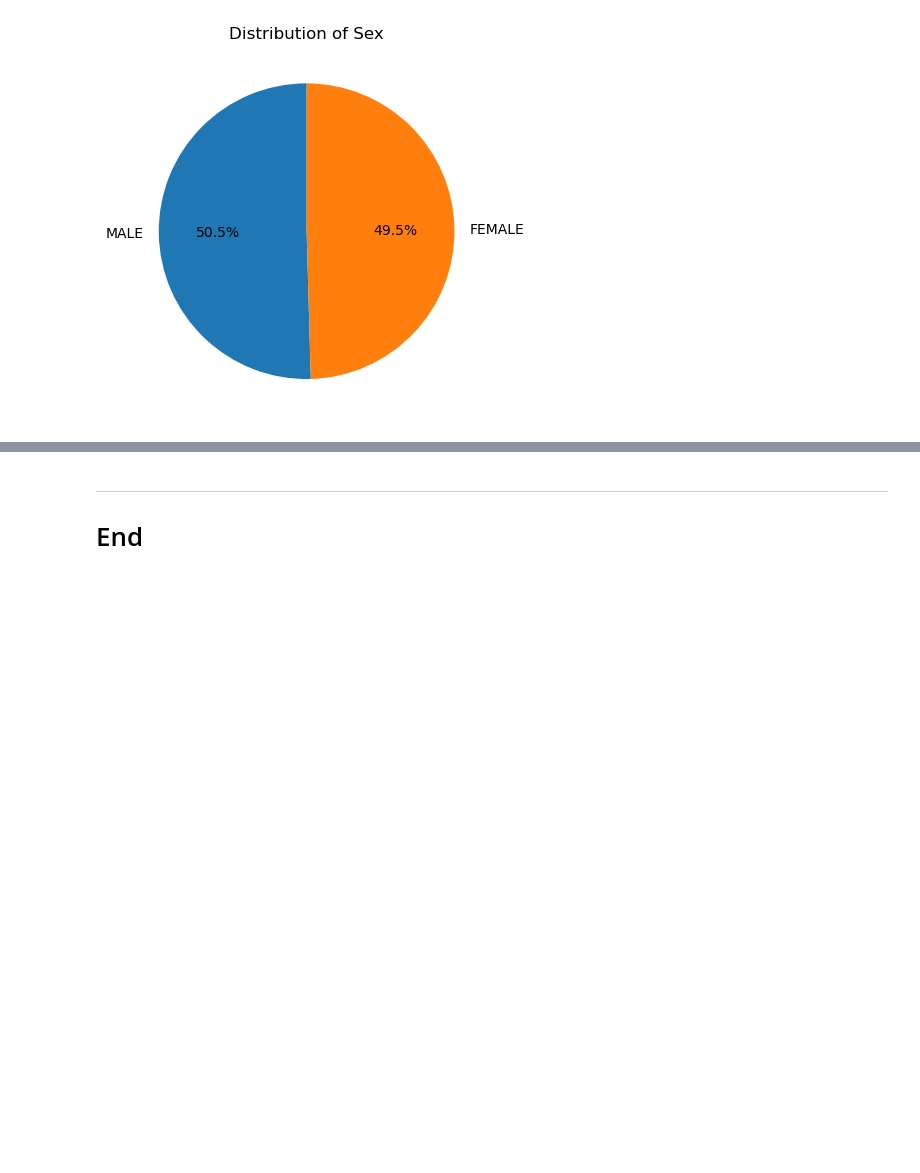
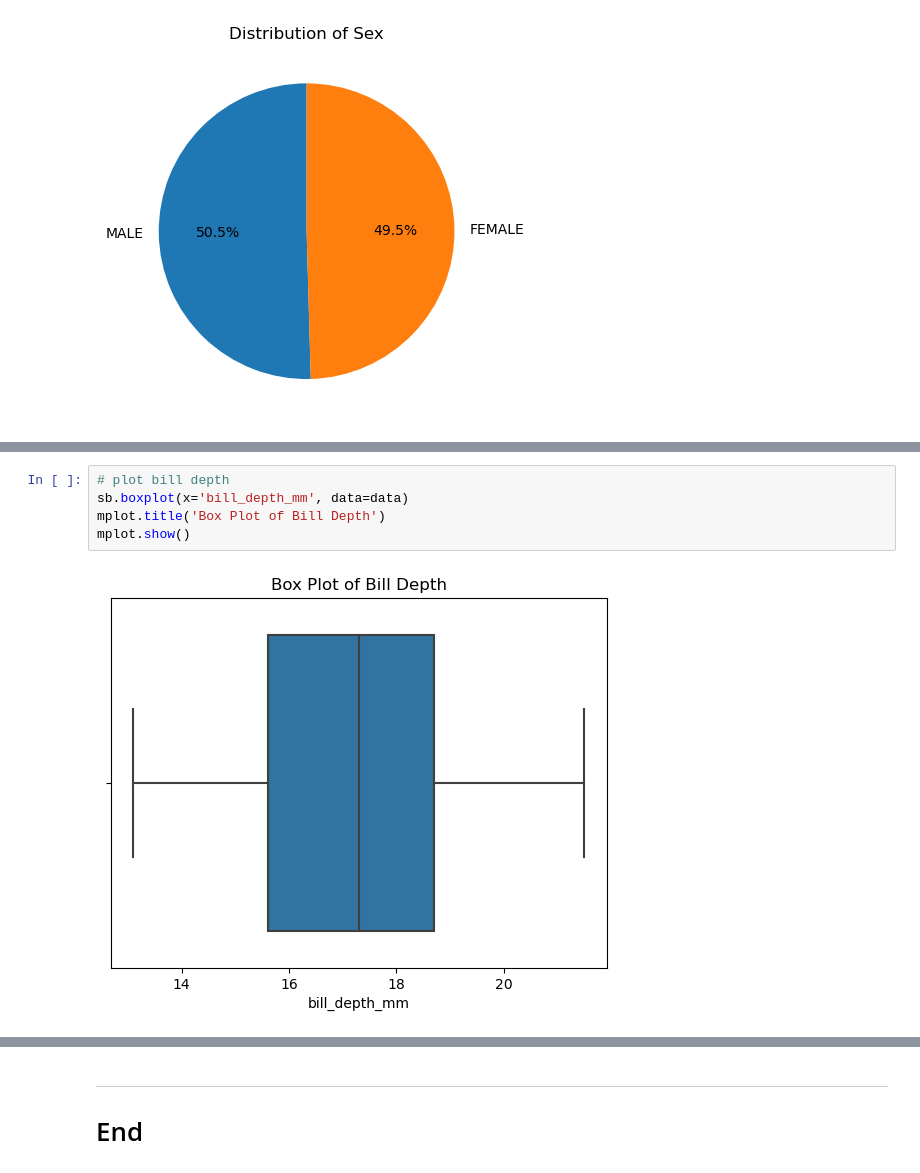
Before and after one commit to frankquinn89/Fundamentals_of_Data_Analysis, a Jupyter notebook: tasks.ipynb, the cells around one changed output, grey strips where cells are left out. Drawn from its saved outputs; the diff is of its cells as text; blank space fills up the shorter version.

```diff
--- a/tasks.ipynb
+++ b/tasks.ipynb
@@ -286,0 +294,7 @@ mplot.show()
+# %%
+# plot bill depth
+sb.boxplot(x='bill_depth_mm', data=data)
+mplot.title('Box Plot of Bill Depth')
+mplot.show()
+# %% [output]
+[figure, added]
```
Also changed, not shown: parts of 3 cells of this notebook.
